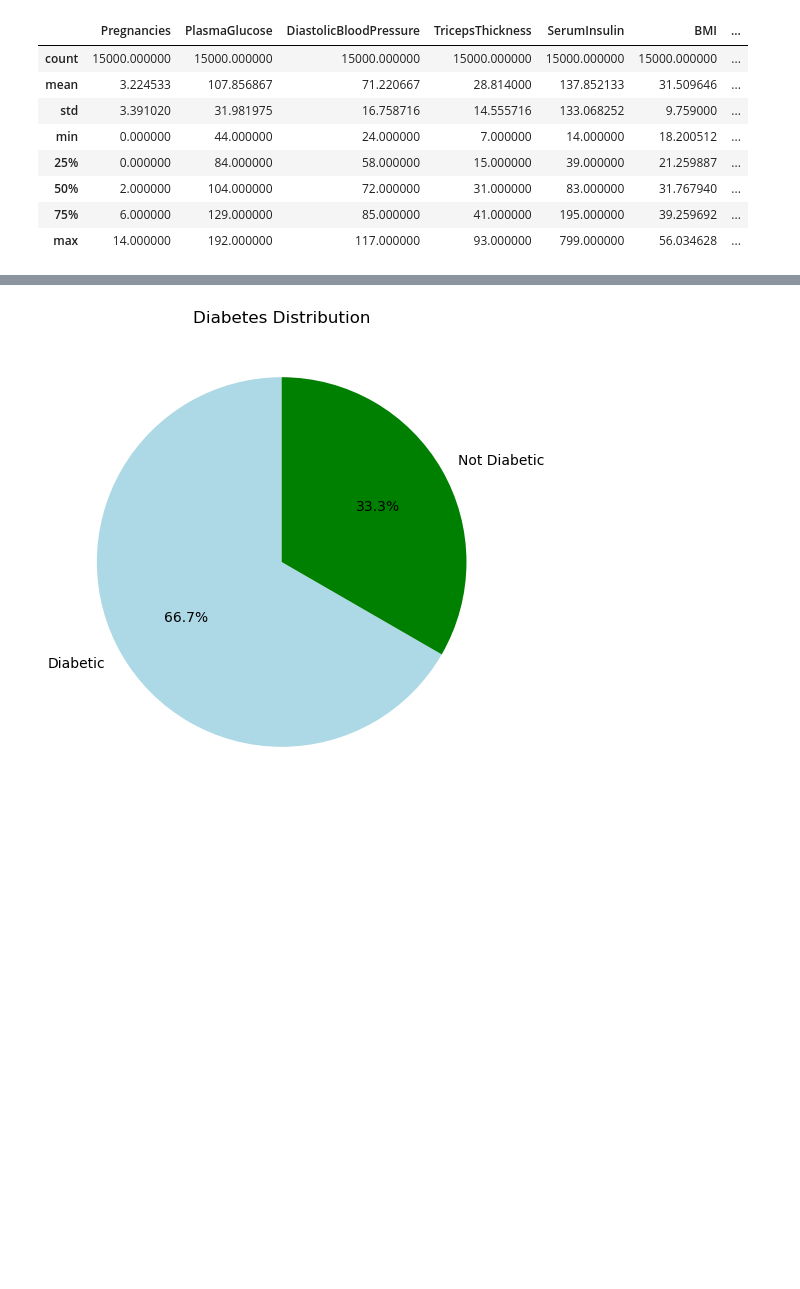
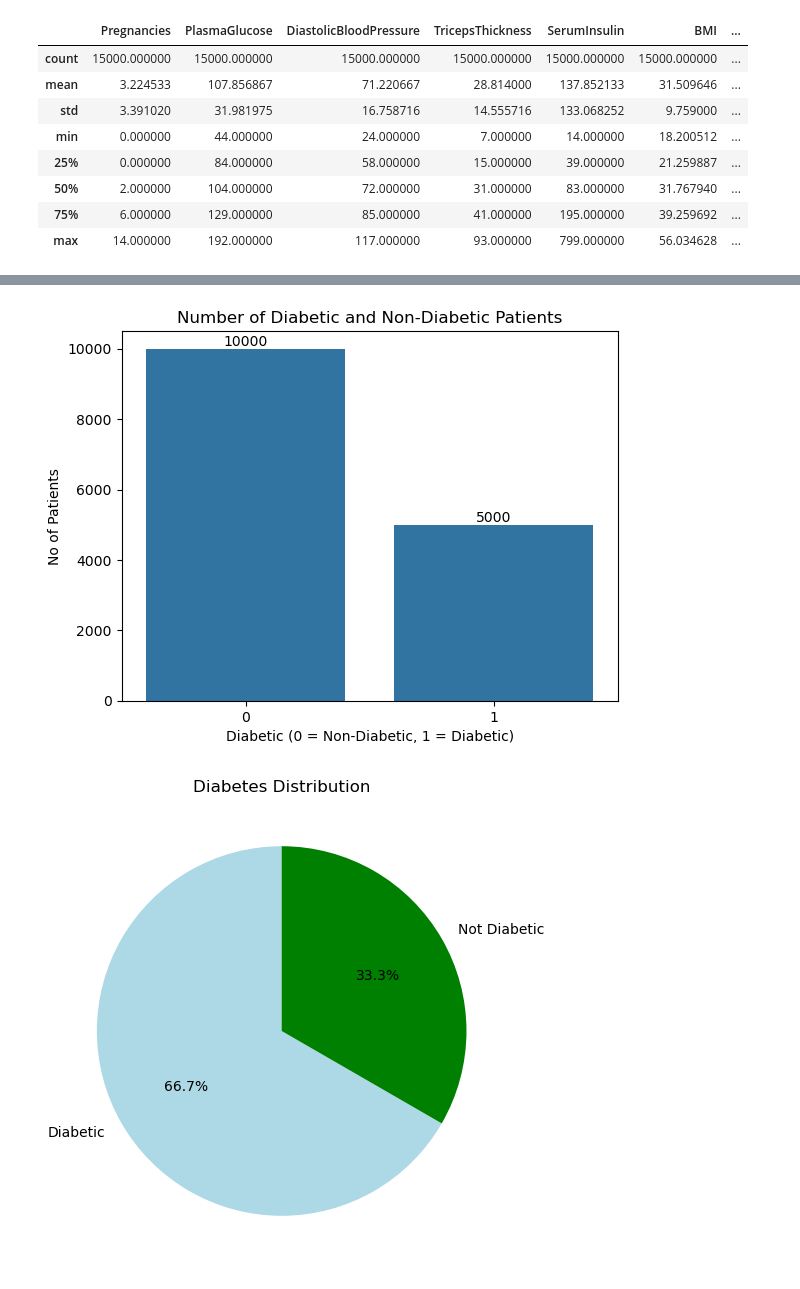
Before and after one commit to DSTI-MLPR/ML-Project, a Jupyter notebook: Project - ML - Diabetics.ipynb, the cells around one changed output, grey strips where cells are left out. Cells and saved outputs as stored; diff of their text form; code cells hidden in the pictures; blank space fills up the shorter version.

```diff
--- a/Project - ML - Diabetics.ipynb
+++ b/Project - ML - Diabetics.ipynb
@@ -31,3 +41,14 @@ df_mesurments.describe()
+# %%
+ax = sns.countplot(df, x='Diabetic', color='lightblue')
+for container in ax.containers:
+    ax.bar_label(container, fmt='%d')
+sns.countplot(df, x='Diabetic')
+plt.title('Number of Diabetic and Non-Diabetic Patients')
+plt.xlabel('Diabetic (0 = Non-Diabetic, 1 = Diabetic)')
+plt.ylabel('No of Patients')
+plt.show()
+# %% [output]
+[figure, added]
 # %%
 patients_df = df["Diabetic"]
 counts = patients_df.value_counts()
```
Also changed, not shown: parts of 46 cells of this notebook.
